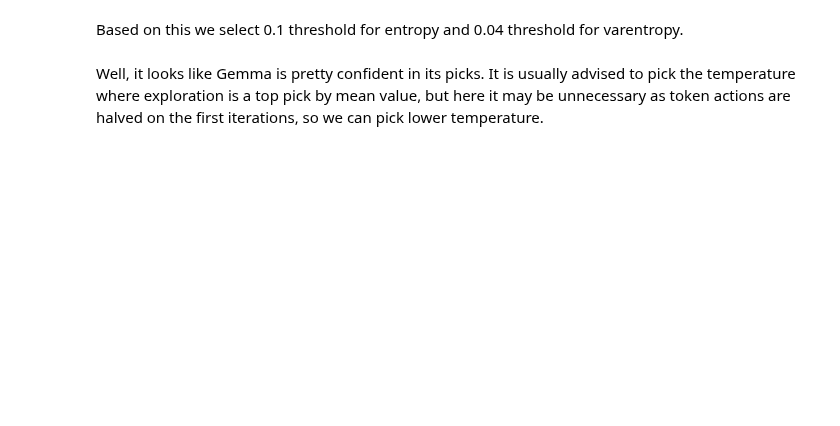
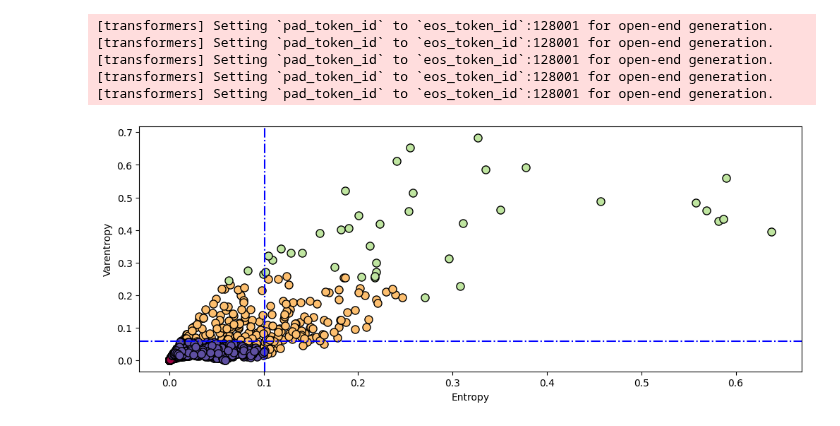
Before and after one commit to Alexiush/fleet, a Jupyter notebook: examples/hyperparameters_test.ipynb, the cells around one changed output. Saved outputs shown, nothing was run; the diff lists cells and outputs as text; code cells hidden in the pictures; blank space fills up the shorter version.

```diff
--- a/examples/hyperparameters_test.ipynb
+++ b/examples/hyperparameters_test.ipynb
@@ -210 +412,8 @@ Here color shows whether selected layers token matches final layer token (blue)
+# %%
+def merge_dicts(dict1, dict2):
+  merged = dict1.copy()
+  for key, val2 in dict2.items():
+    merged[key] = merged.get(key, []) + val2
+
+  return merged
 # %%
@@ -252,16 +456,14 @@ def build_activations_dataset(prompts_dataset, l=-1):
-# %%
-prompts = []
-for task in coding_tasks[:20]:
-    prompt = task.get('question', None)
-    if prompt is not None:
-        prompts.append(prompt)
-        continue
-
-    prompt = task.get('prompt', None)
-    if prompt is not None:
-        prompts.append(prompt)
-        continue
 # %%
-activations_dataset = build_activations_dataset(prompts, l=-3)
-logits_dataset = build_activations_dataset(prompts, l=-1)
+activations, logits = build_activations_dataset(prompts, activation_layers=[layer], logit_layers=[-1, layer])
+# %% [output]
+[transformers] Setting `pad_token_id` to `eos_token_id`:128001 for open-end generation.
+[transformers] Setting `pad_token_id` to `eos_token_id`:128001 for open-end generation.
+[transformers] Setting `pad_token_id` to `eos_token_id`:128001 for open-end generation.
+[transformers] Setting `pad_token_id` to `eos_token_id`:128001 for open-end generation.
+[transformers] Setting `pad_token_id` to `eos_token_id`:128001 for open-end generation.
+# %%
+activations_dataset = activations[layer]
+
+logits_dataset = logits[-1]
+logit_lens_dataset = logits[layer]
 # %%
@@ -328,4 +531,4 @@ def clusterize_activations(activations_dataset):
 # %%
-clusterize_activations(activations_dataset)
+entropies_threshold, varentropies_threshold = clusterize_activations(logit_lens_dataset)
+# %% [output]
+[figure, added]
-# %% [markdown]
-Based on this we select 0.1 threshold for entropy and 0.04 threshold for varentropy.
@@ -408,2 +609,0 @@ tune_temperature(torch.stack(logits_dataset)[threshold_index], n=32)
-# %% [markdown]
-Well, it looks like Gemma is pretty confident in its picks. It is usually advised to pick the temperature where exploration is a top pick by mean value, but here it may be unnecessary as token actions are halved on the first iterations, so we can pick lower temperature.
```
Also changed, not shown: parts of 30 cells of this notebook, 8 other files.
